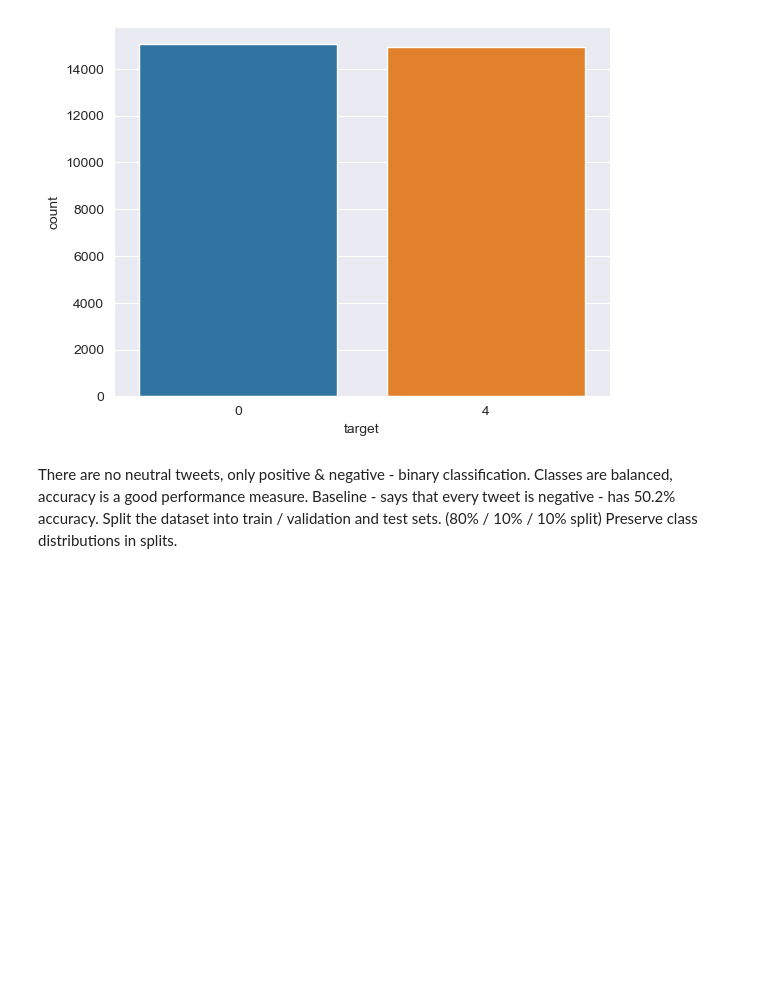
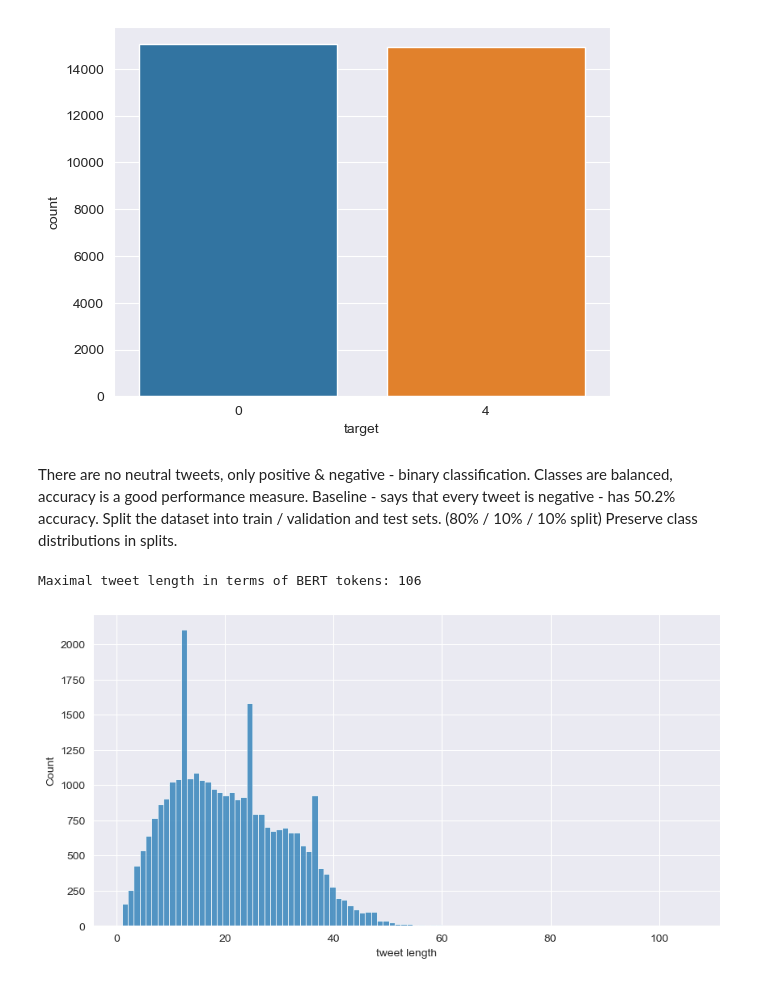
Before and after one commit to mrybok/sages-rekrutacja, a Jupyter notebook: notebooks/tweets/Tweets_Preprocessing.ipynb, the cells around one changed output. Saved outputs shown, nothing was run; the diff lists cells and outputs as text; code cells hidden in the pictures; blank space fills up the shorter version.

Commit message:
tweet length distribution analysis

```diff
--- a/notebooks/tweets/Tweets_Preprocessing.ipynb
+++ b/notebooks/tweets/Tweets_Preprocessing.ipynb
@@ -125,6 +126,9 @@ Classes are balanced, accuracy is a good performance measure.
 Baseline - says that every tweet is negative - has 50.2% accuracy.
 Split the dataset into train / validation and test sets. (80% / 10% / 10% split)
 Preserve class distributions in splits.
+# %%
+# Better labels are 0 & 1 for classifier with sigmoid
+tweets['target'] = tweets['target'].apply(lambda target: 1 if target == 4 else 0)
 # %%
 # Use the same format as fake news
 text_dict = {'tweets': {row[1]: {'text': row[2], 'input_ids': []} for row in tweets.itertuples(index=False)}}
@@ -160,3 +164,18 @@ tokenize_texts(
     out_file='../../preprocessed/tweets/data/text_dicts.pkl',
     verbose=True
 )
+# %%
+with open('../../preprocessed/tweets/data/text_dicts.pkl', 'rb') as file:
+    text_dict = pickle.load(file)
+# %%
+# Check tweet lengths distribution
+token_lens = [len(tweet['input_ids']) for tweet in text_dict['tweets'].values()]
+
+_, ax = plt.subplots(1, 1, figsize=(10, 5))
+
+sns.histplot(token_lens, ax=ax)
+ax.set_xlabel('tweet length')
+print(f'Maximal tweet length in terms of BERT tokens: {max(token_lens)}')
+# %% [output]
+Maximal tweet length in terms of BERT tokens: 106
+[figure, added]
```
Also changed, not shown: parts of 2 cells of this notebook, 3 other files.
